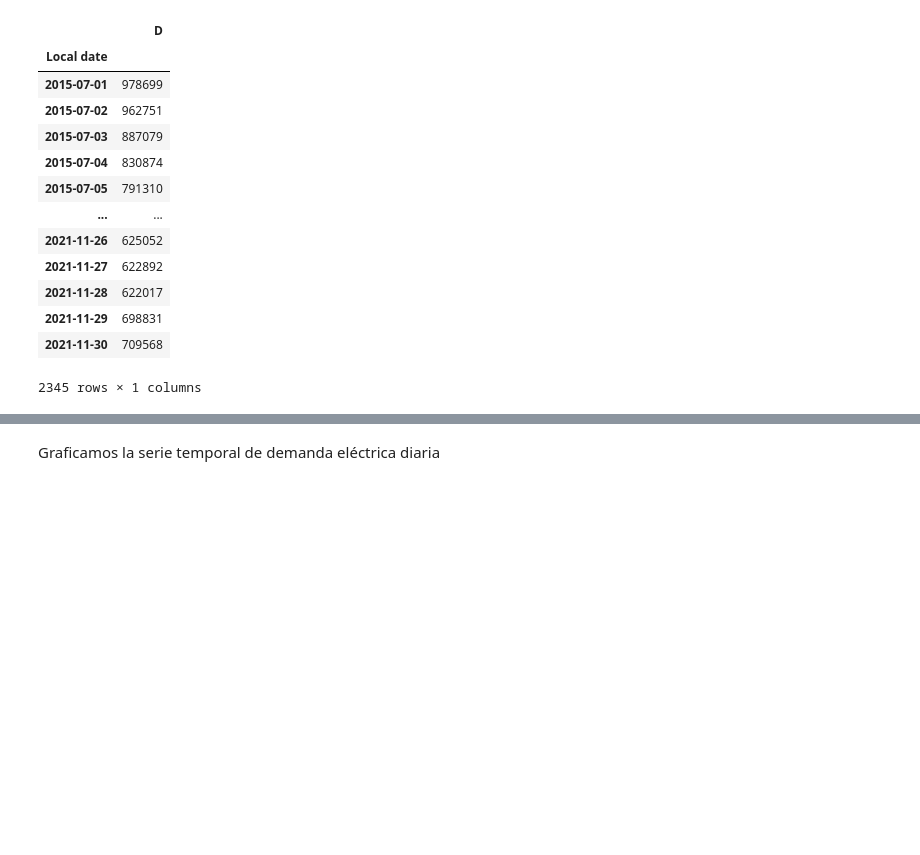
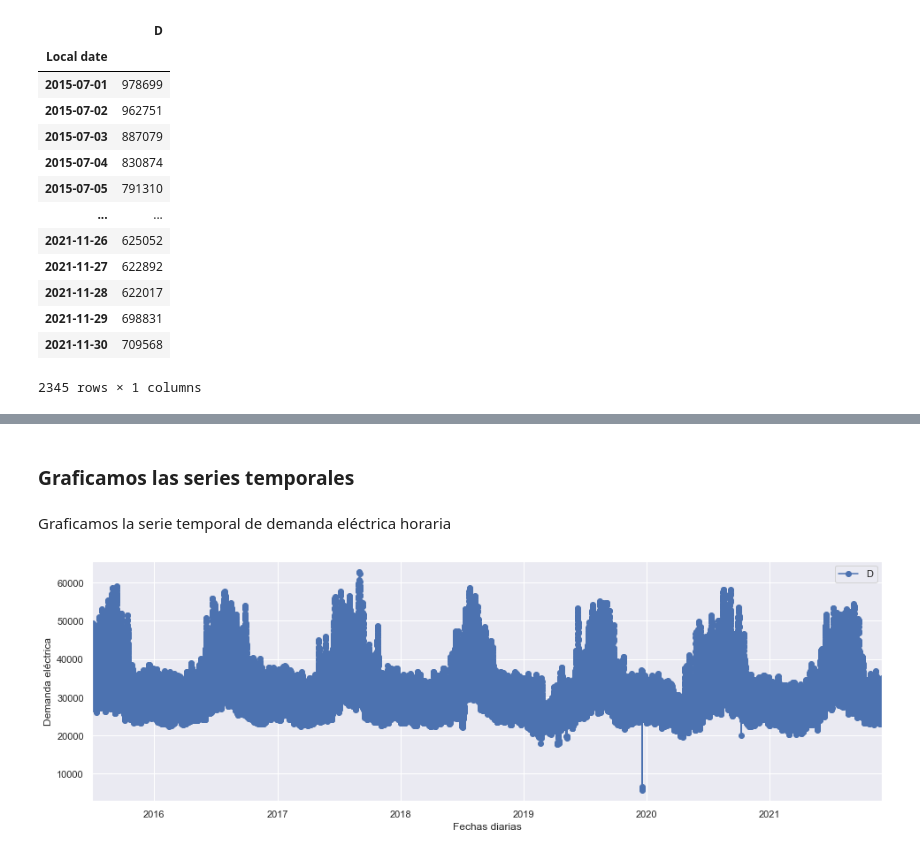
Before and after one commit to aitorlarrinoa/Series-temporales, a Jupyter notebook: Practices/EXAM/Examen_Aitor_Larrinoa.ipynb, the cells around one changed output, grey strips where cells are left out. Cells and saved outputs as stored; diff of their text form; code cells hidden in the pictures; blank space fills up the shorter version.

Commit message:
Time Series exam updates

```diff
--- a/Practices/EXAM/Examen_Aitor_Larrinoa.ipynb
+++ b/Practices/EXAM/Examen_Aitor_Larrinoa.ipynb
@@ -83,0 +437,3 @@ Vemos que el último registro no coincide. Luego, deberemos hacer algo.
+# %%
+datos_horarios_formato_1.loc["2021-11-07 01:00"].iloc[1] = np.round(np.mean(datos_horarios_formato_1.loc["2021-11-07 01:00"]),0)
+datos_horarios_formato_1.loc["2021-11-07 01:00"].iloc[0] = -1
@@ -83,0 +442,2 @@ Vemos que el último registro no coincide. Luego, deberemos hacer algo.
+# %%
+datos_horarios_formato_1 = datos_horarios_formato_1[datos_horarios_formato_1["D"] != -1]
@@ -84,2 +571,12 @@ Vemos que el último registro no coincide. Luego, deberemos hacer algo.
+# %% [markdown]
+### Graficamos las series temporales
 # %% [markdown]
-Graficamos la serie temporal de demanda eléctrica diaria
+Graficamos la serie temporal de demanda eléctrica horaria
+# %%
+sns.set(rc = {"figure.figsize":(16,5)}) # Definimos el tamaño de la imagen
+ax = datos_horarios_formato_1.plot(marker = 'o', linestyle = '-')
+ax.set_ylabel("Demanda eléctrica") # Añadimos título al eje y
+ax.set_xlabel("Fechas diarias"); # Añadimos título al eje x
+plt.savefig("Demanda_energia_diaria.png", dpi=300, bbox_inches='tight')
+# %% [output]
+[figure, added]
```
Also changed, not shown: parts of 92 cells of this notebook, 7 other files.
